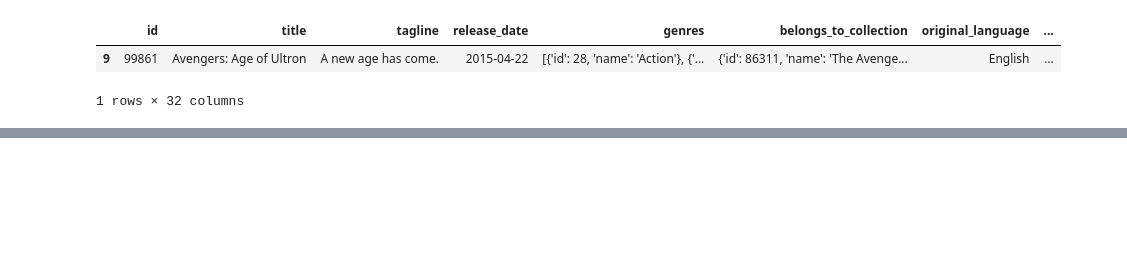
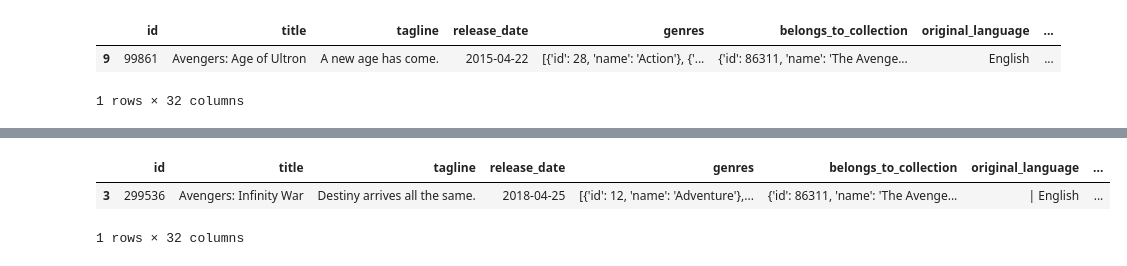
Before and after one commit to kgyauAmtch/Amtch_Personal_Projects, a Jupyter notebook: Project1/notebooks/data_cleaning.ipynb, the cells around one changed output, grey strips where cells are left out. Saved outputs shown, nothing was run; the diff lists cells and outputs as text; code cells hidden in the pictures; blank space fills up the shorter version.

```diff
--- a/Project1/notebooks/data_cleaning.ipynb
+++ b/Project1/notebooks/data_cleaning.ipynb
@@ -790,6 +814,9 @@ lowest_rated(df,'vote_count','vote_average')
 # %%
-def most_popular(df,popular_column):
-    df_popular=df.loc[df[popular_column].idxmax()]
-    return df_popular
+def most_popular(popular_column):
+    return reordered_df.loc[reordered_df[popular_column].idxmax()]
 # %%
-most_popular(df,'popularity').to_frame().T
+most_popular('popularity').to_frame().T
+# %% [output]
+|  | id | title | tagline | release_date | genres | belongs_to_collection | original_language | ... |
+| 3 | 299536 | Avengers: Infinity War | Destiny arrives all the same. | 2018-04-25 | [{'id': 12, 'name': 'Adventure'},... | {'id': 86311, 'name': 'The Avenge... | | English | ... |
+1 rows × 32 columns
```
Also changed, not shown: parts of 21 cells of this notebook.
